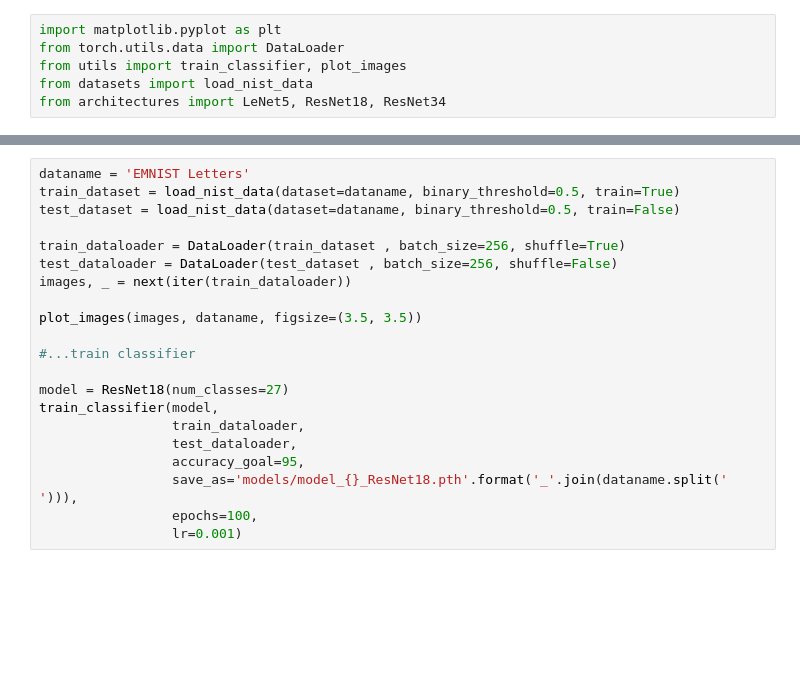
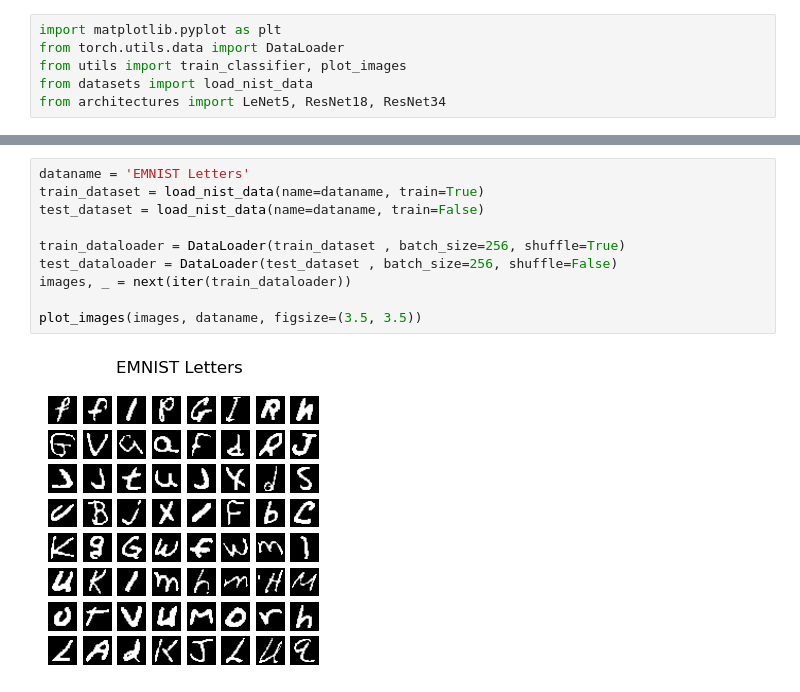
Before and after one commit to dfaroughy/FID-MNIST, a Jupyter notebook: classsifiers.ipynb, the cells around one changed output, grey strips where cells are left out. Cells and saved outputs as stored; diff of their text form; blank space fills up the shorter version.

```diff
--- a/classsifiers.ipynb
+++ b/classsifiers.ipynb
@@ -28,21 +33,12 @@ train_classifier(model,
 # %%
 dataname = 'EMNIST Letters'
-train_dataset = load_nist_data(dataset=dataname, binary_threshold=0.5, train=True)
-test_dataset = load_nist_data(dataset=dataname, binary_threshold=0.5, train=False)
+train_dataset = load_nist_data(name=dataname, train=True)
+test_dataset = load_nist_data(name=dataname, train=False)
 
 train_dataloader = DataLoader(train_dataset , batch_size=256, shuffle=True)
 test_dataloader = DataLoader(test_dataset , batch_size=256, shuffle=False)
 images, _ = next(iter(train_dataloader))
 
 plot_images(images, dataname, figsize=(3.5, 3.5))
-
-#...train classifier
-
-model = ResNet18(num_classes=27)
-train_classifier(model,
-                 train_dataloader,
-                 test_dataloader,
-                 accuracy_goal=95,
-                 save_as='models/model_{}_ResNet18.pth'.format('_'.join(dataname.split(' '))),
-                 epochs=100,
-                 lr=0.001)
+# %% [output]
+[figure, added]
```
Also changed, not shown: parts of 4 cells of this notebook, 2 other files.
